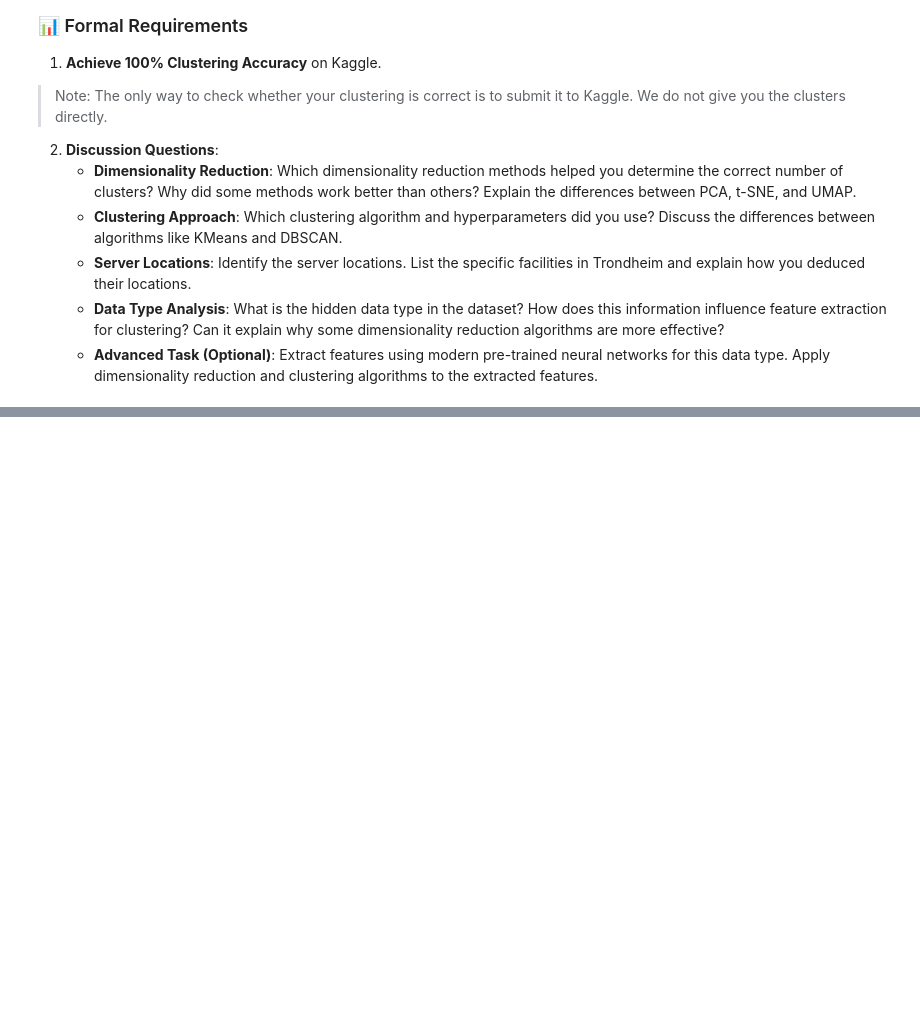
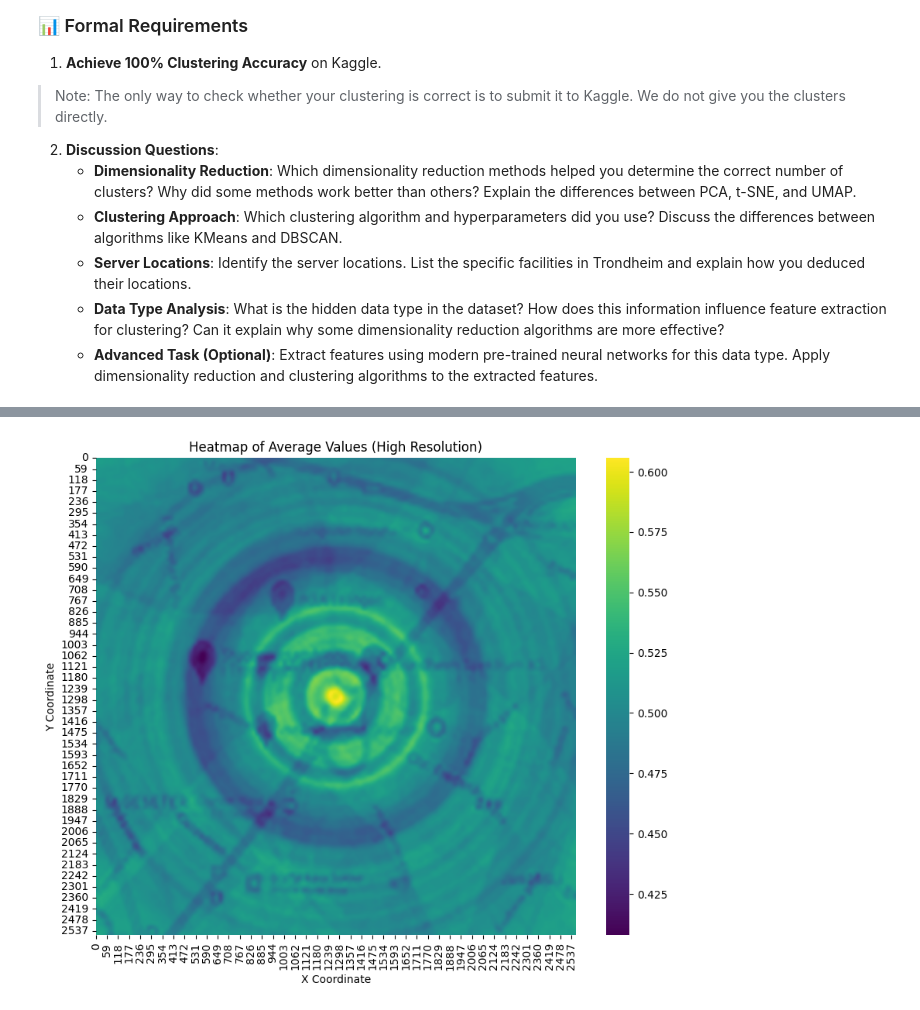
Before and after one commit to jadamixd/Machine-Learning, a Jupyter notebook: Assignment2/Chapter_2.ipynb, the cells around one changed output, grey strips where cells are left out. Drawn from its saved outputs; the diff is of its cells as text; code cells hidden in the pictures; blank space fills up the shorter version.

```diff
--- a/Assignment2/Chapter_2.ipynb
+++ b/Assignment2/Chapter_2.ipynb
@@ -468,0 +393,42 @@ calculate_clustering_accuracy(true_labels, cluster_labels)
+# %%
+import pandas as pd
+import numpy as np
+import matplotlib.pyplot as plt
+import seaborn as sns
+from scipy.ndimage import zoom
+
+submission_df = pd.read_csv('submission.csv')
+data_df = pd.read_csv('unsupervised_data.csv')
+
+data_columns = [col for col in data_df.columns]
+
+# Check if any columns were found
+if len(data_columns) == 0:
+    raise ValueError("No relevant data columns were found in the dataset.")
+
+# Sort the columns based on their number if they have one, otherwise keep the order
+try:
+    sorted_columns = sorted(data_columns, key=lambda x: int(x.split('_')[1]))
+except ValueError:
+    sorted_columns = data_columns
+
+data_sorted_df = data_df[sorted_columns]
+average_values = data_sorted_df.mean(axis=0).values
+
+# Check the size of average_values
+if average_values.size != 16384:
+    raise ValueError(f"Expected 16384 columns, but got {average_values.size}. Check column filtering or data loading.")
+
+# Reshape the 1D array of 16384 values into a 2D grid of 128x128
+reshaped_grid = average_values.reshape(128, 128)
+high_res_grid = zoom(reshaped_grid, zoom=20)  # Increase the resolution by zooming in (20 times larger)
+
+# Plot the grid as a heatmap with higher resolution
+plt.figure(figsize=(10, 8))
+sns.heatmap(high_res_grid, cmap='viridis', cbar=True)
+plt.title('Heatmap of Average Values (High Resolution)')
+plt.xlabel('X Coordinate')
+plt.ylabel('Y Coordinate')
+plt.show()
+# %% [output]
+[figure, added]
```
Also changed, not shown: parts of 23 cells of this notebook, 1 other file.
